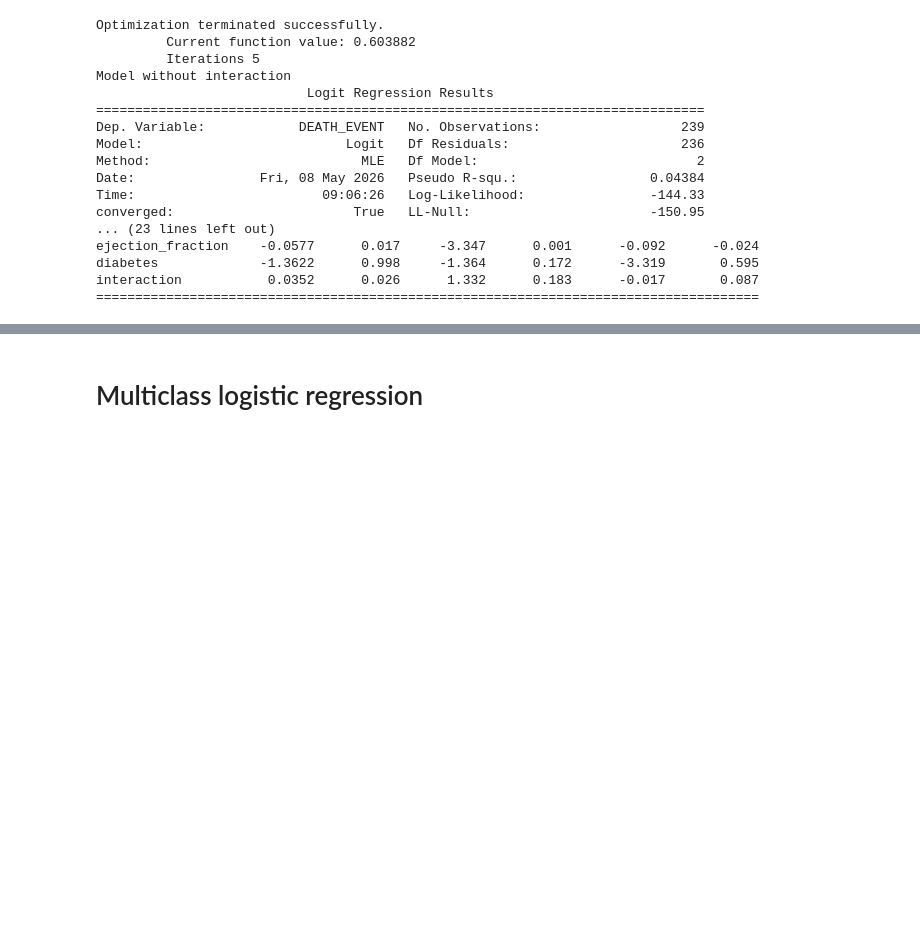
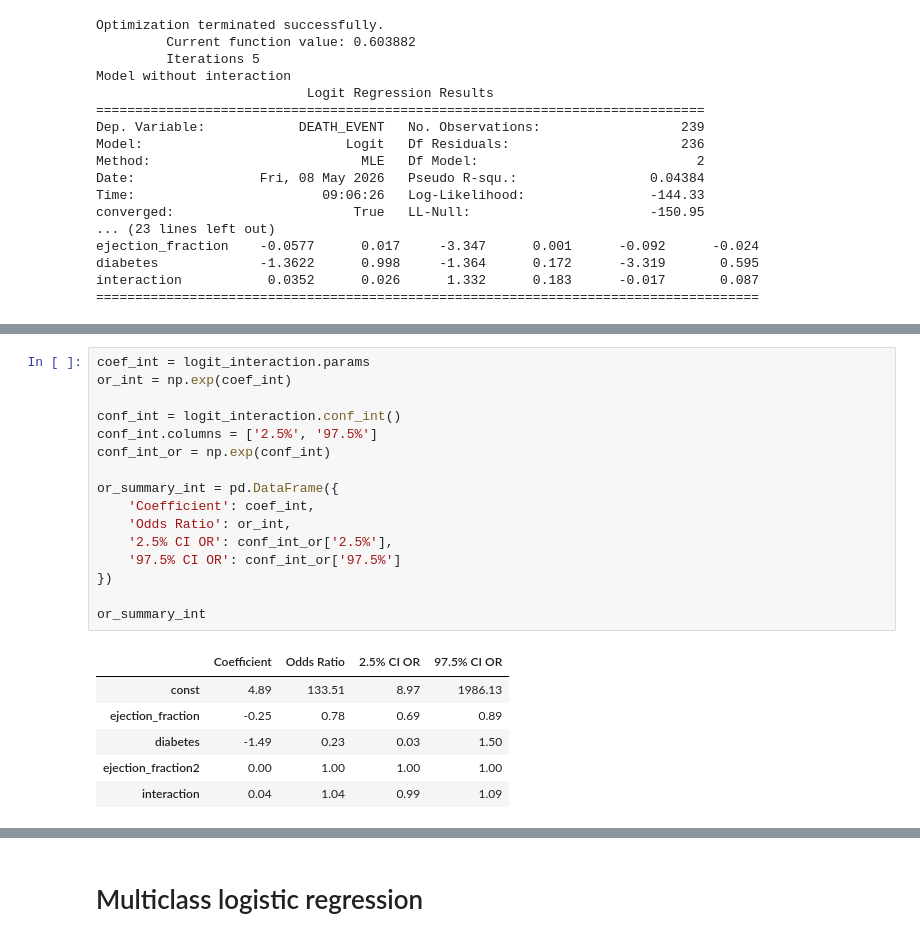
Before and after one commit to Thomas-Fabbris/applied-statistics-polimi, a Jupyter notebook: Labs/Lab_VI_2026.ipynb, the cells around one changed output, grey strips where cells are left out. Cells and saved outputs as stored; diff of their text form; blank space fills up the shorter version.

```diff
--- a/Labs/Lab_VI_2026.ipynb
+++ b/Labs/Lab_VI_2026.ipynb
@@ -659,0 +696,23 @@ Homework: what if you add polynomial terms?
+# %%
+coef_int = logit_interaction.params
+or_int = np.exp(coef_int)
+
+conf_int = logit_interaction.conf_int()
+conf_int.columns = ['2.5%', '97.5%']
+conf_int_or = np.exp(conf_int)
+
+or_summary_int = pd.DataFrame({
+    'Coefficient': coef_int,
+    'Odds Ratio': or_int,
+    '2.5% CI OR': conf_int_or['2.5%'],
+    '97.5% CI OR': conf_int_or['97.5%']
+})
+
+or_summary_int
+# %% [output]
+|  | Coefficient | Odds Ratio | 2.5% CI OR | 97.5% CI OR |
+| const | 4.89 | 133.51 | 8.97 | 1986.13 |
+| ejection_fraction | -0.25 | 0.78 | 0.69 | 0.89 |
+| diabetes | -1.49 | 0.23 | 0.03 | 1.50 |
+| ejection_fraction2 | 0.00 | 1.00 | 1.00 | 1.00 |
+| interaction | 0.04 | 1.04 | 0.99 | 1.09 |
```
Also changed, not shown: parts of 21 cells of this notebook.
